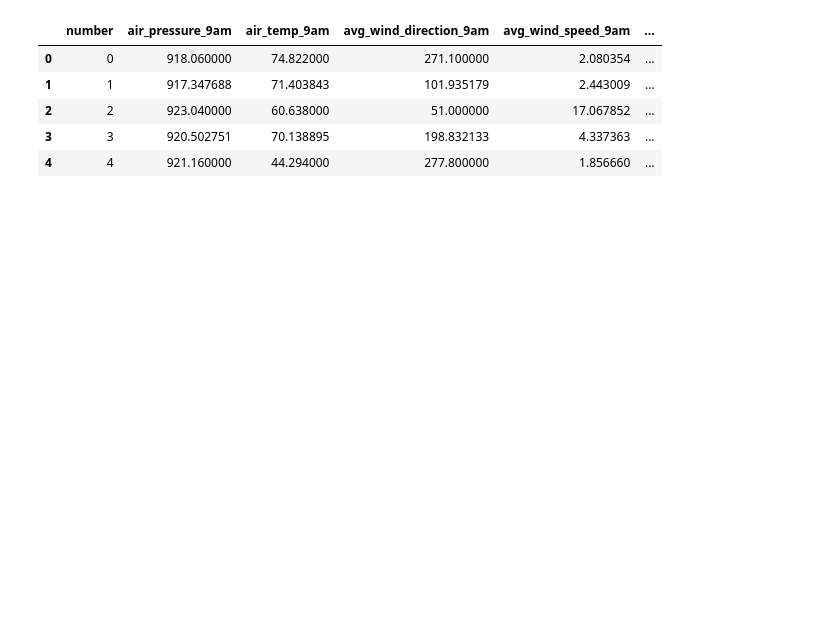
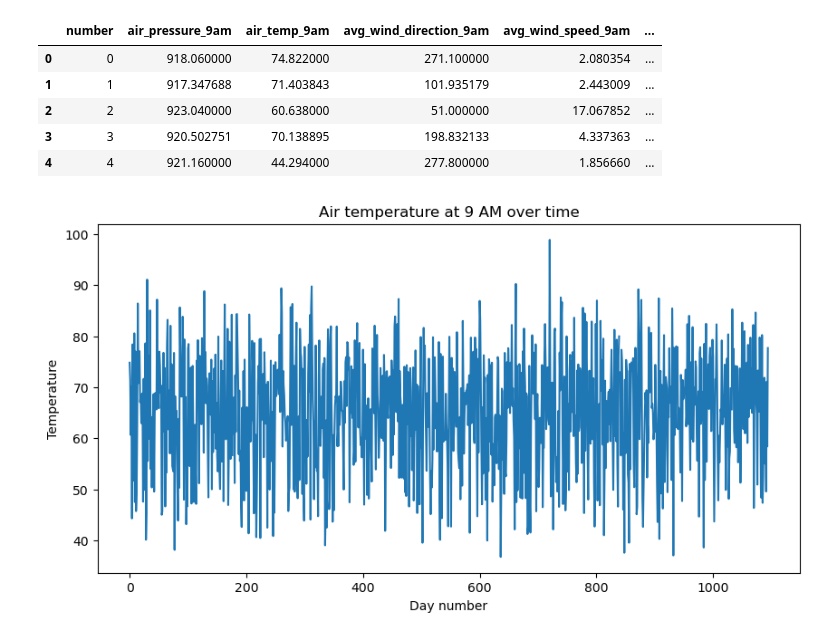
Before and after one commit to jhanavee18/weather-data-analysis, a Jupyter notebook: Weather_data_analysis.ipynb, the cells around one changed output. Saved outputs shown, nothing was run; the diff lists cells and outputs as text; code cells hidden in the pictures; blank space fills up the shorter version.

Commit message:
step 4: Plotted line graph for 9AM air temperature over time

```diff
--- a/Weather_data_analysis.ipynb
+++ b/Weather_data_analysis.ipynb
@@ -11,3 +11,12 @@ data.head()
 | 2 | 2 | 923.040000 | 60.638000 | 51.000000 | 17.067852 | ... |
 | 3 | 3 | 920.502751 | 70.138895 | 198.832133 | 4.337363 | ... |
 | 4 | 4 | 921.160000 | 44.294000 | 277.800000 | 1.856660 | ... |
+# %%
+plt.figure(figsize=(10,5))
+plt.plot(data['air_temp_9am'])
+plt.title("Air temperature at 9 AM over time")
+plt.xlabel("Day number")
+plt.ylabel("Temperature")
+plt.show()
+# %% [output]
+[figure, added]
```
